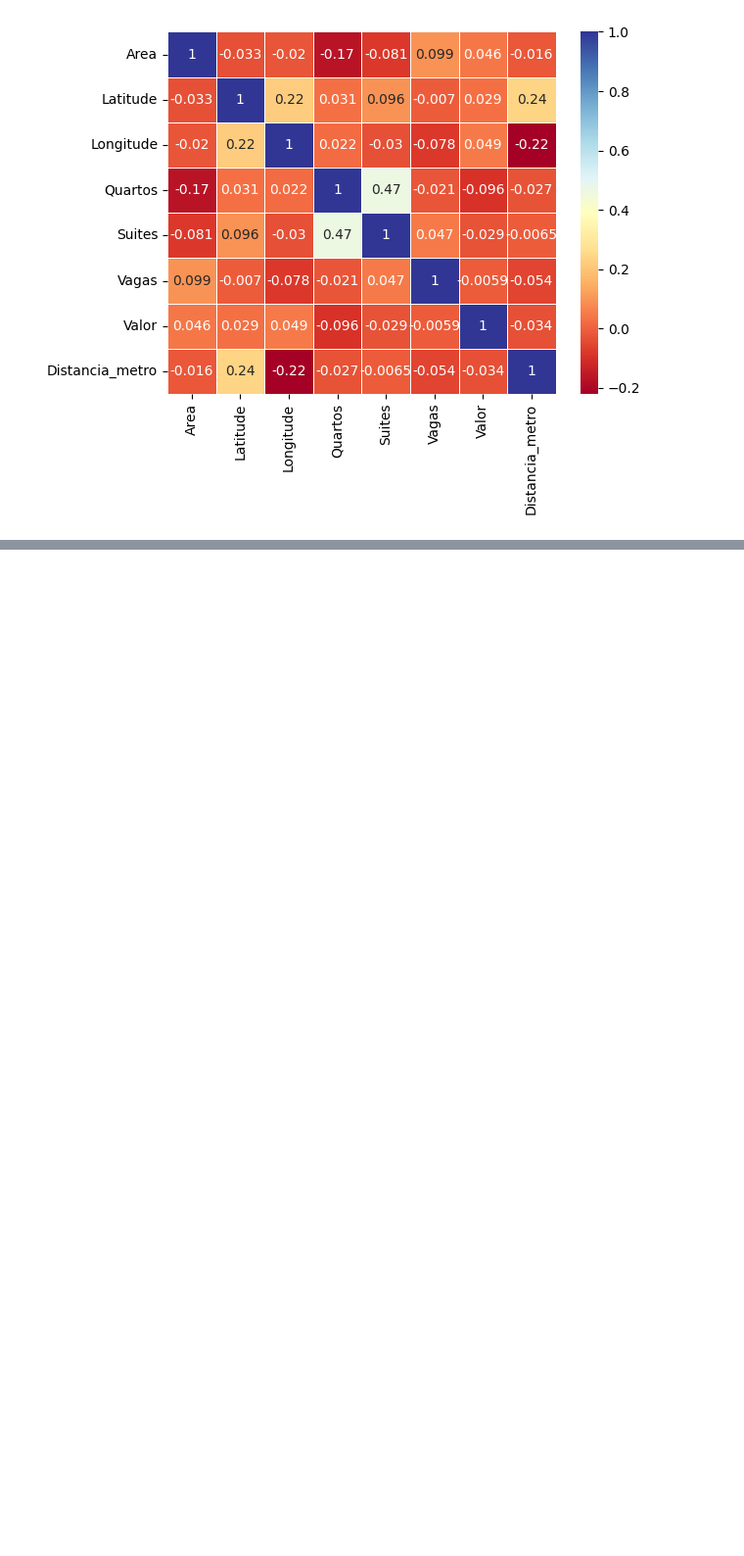
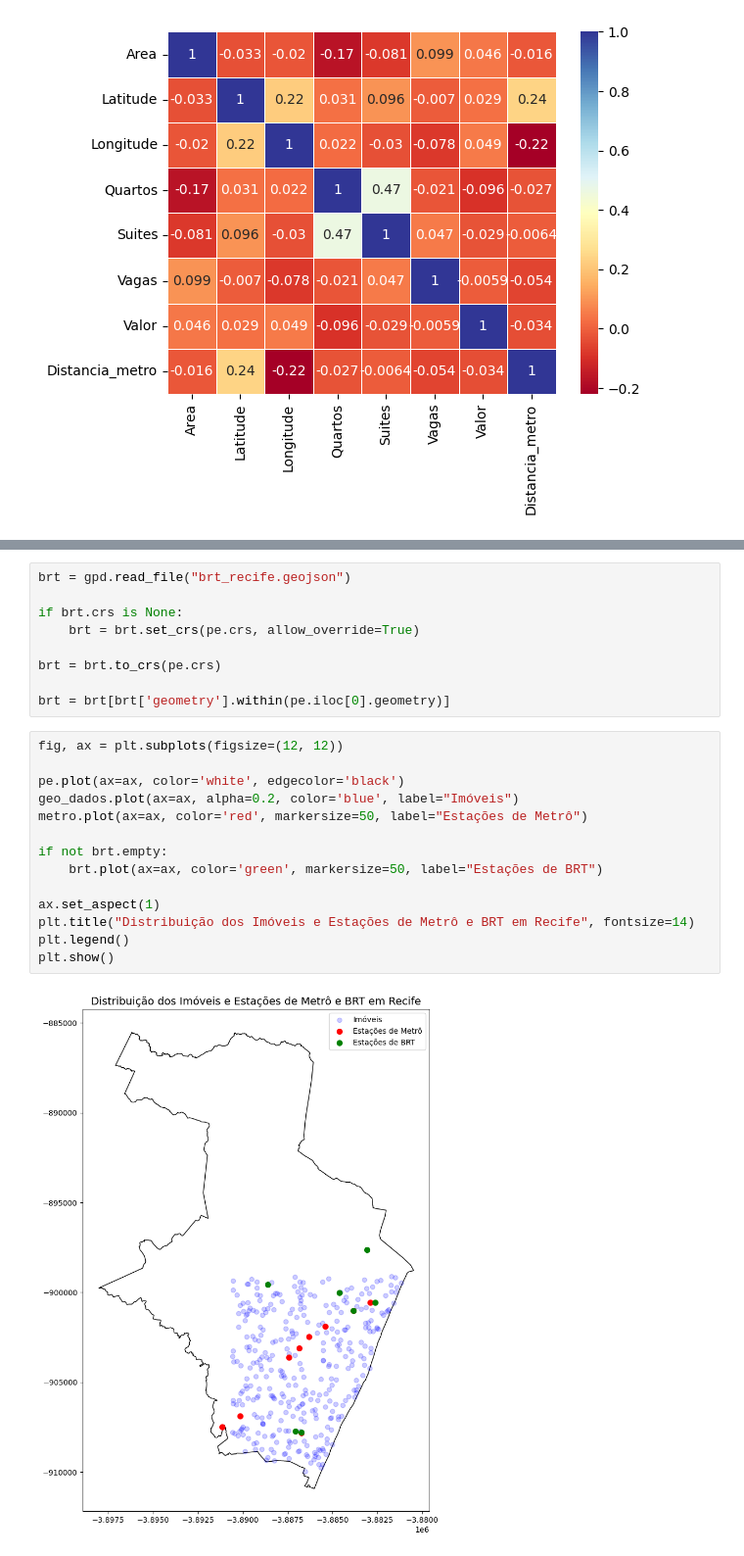
Before and after one commit to Jgabriel1800/an-lise-grafica-Recife, a Jupyter notebook: analise_geografica.ipynb, the cells around one changed output, grey strips where cells are left out. Shown at 98% size. Saved outputs shown, nothing was run; the diff lists cells and outputs as text; blank space fills up the shorter version.

```diff
--- a/analise_geografica.ipynb
+++ b/analise_geografica.ipynb
@@ -328,0 +352,25 @@ sns.heatmap(correlacao,annot=True,cmap='RdYlBu',linewidth=0.5)
+# %%
+brt = gpd.read_file("brt_recife.geojson")
+
+if brt.crs is None:
+    brt = brt.set_crs(pe.crs, allow_override=True)
+
+brt = brt.to_crs(pe.crs)
+
+brt = brt[brt['geometry'].within(pe.iloc[0].geometry)]
+# %%
+fig, ax = plt.subplots(figsize=(12, 12))
+
+pe.plot(ax=ax, color='white', edgecolor='black')
+geo_dados.plot(ax=ax, alpha=0.2, color='blue', label="Imóveis")
+metro.plot(ax=ax, color='red', markersize=50, label="Estações de Metrô")
+
+if not brt.empty:
+    brt.plot(ax=ax, color='green', markersize=50, label="Estações de BRT")
+
+ax.set_aspect(1)
+plt.title("Distribuição dos Imóveis e Estações de Metrô e BRT em Recife", fontsize=14)
+plt.legend()
+plt.show()
+# %% [output]
+[figure, added]
```
Also changed, not shown: parts of 18 cells of this notebook.
